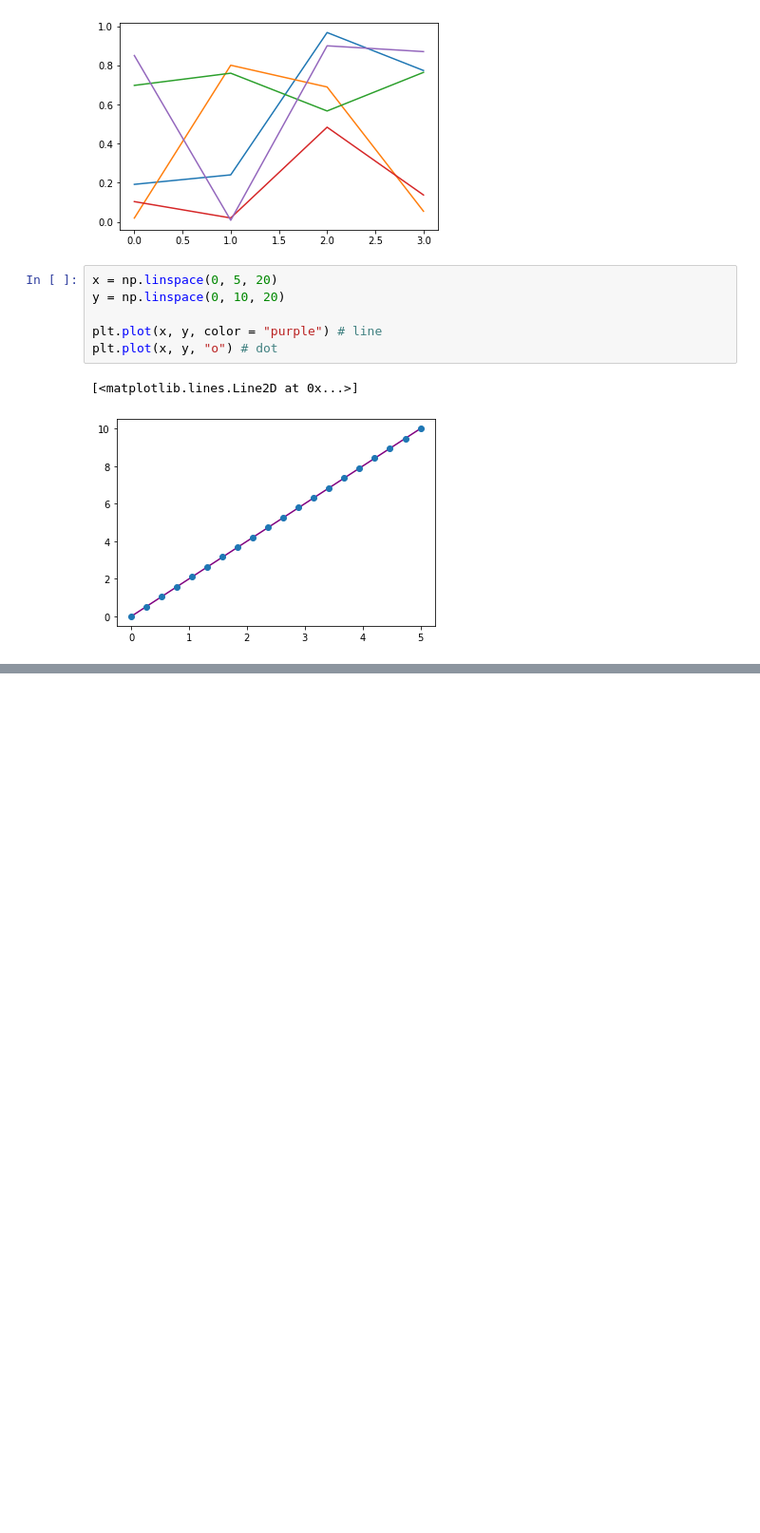
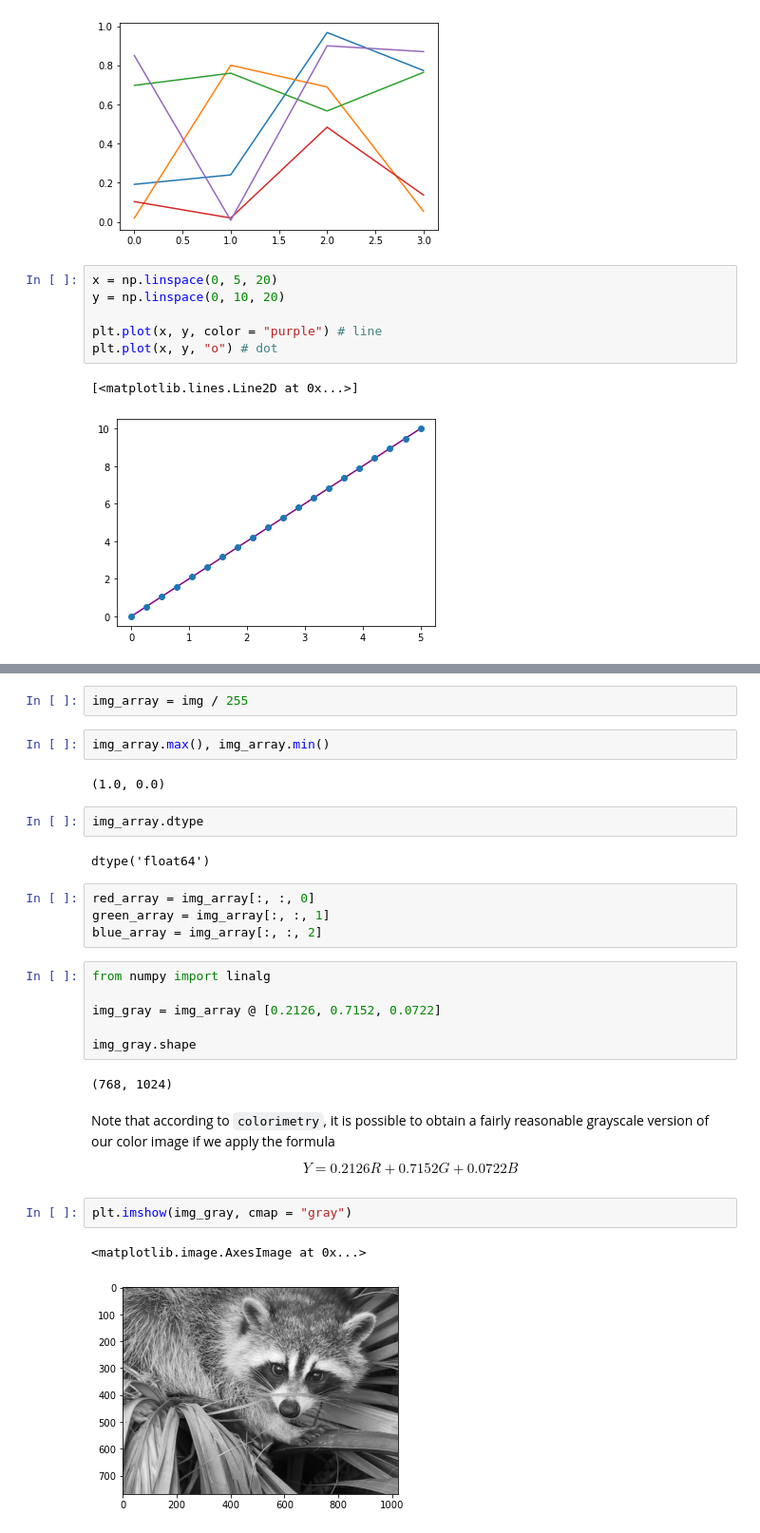
Before and after one commit to YinCY123/Python3, a Jupyter notebook: numpy/Numpy-User-Guide.ipynb, the cells around one changed output, grey strips where cells are left out. Shown at 95% size. Drawn from its saved outputs; the diff is of its cells as text; blank space fills up the shorter version.

```diff
--- a/numpy/Numpy-User-Guide.ipynb
+++ b/numpy/Numpy-User-Guide.ipynb
@@ -1514,0 +1640,31 @@ plt.plot(x, y, "o") # dot
+# %%
+img_array = img / 255
+# %%
+img_array.max(), img_array.min()
+# %% [output]
+(1.0, 0.0)
+# %%
+img_array.dtype
+# %% [output]
+dtype('float64')
+# %%
+red_array = img_array[:, :, 0]
+green_array = img_array[:, :, 1]
+blue_array = img_array[:, :, 2]
+# %%
+from numpy import linalg
+
+img_gray = img_array @ [0.2126, 0.7152, 0.0722]
+
+img_gray.shape
+# %% [output]
+(768, 1024)
+# %% [markdown]
+Note that according to `colorimetry`, it is possible to obtain a fairly reasonable grayscale version of our color image if we apply the formula
+
+$$Y = 0.2126R + 0.7152G + 0.0722B$$
+# %%
+plt.imshow(img_gray, cmap = "gray")
+# %% [output]
+<matplotlib.image.AxesImage at 0x...>
+[figure, added]
```
Also changed, not shown: parts of 33 cells of this notebook.
